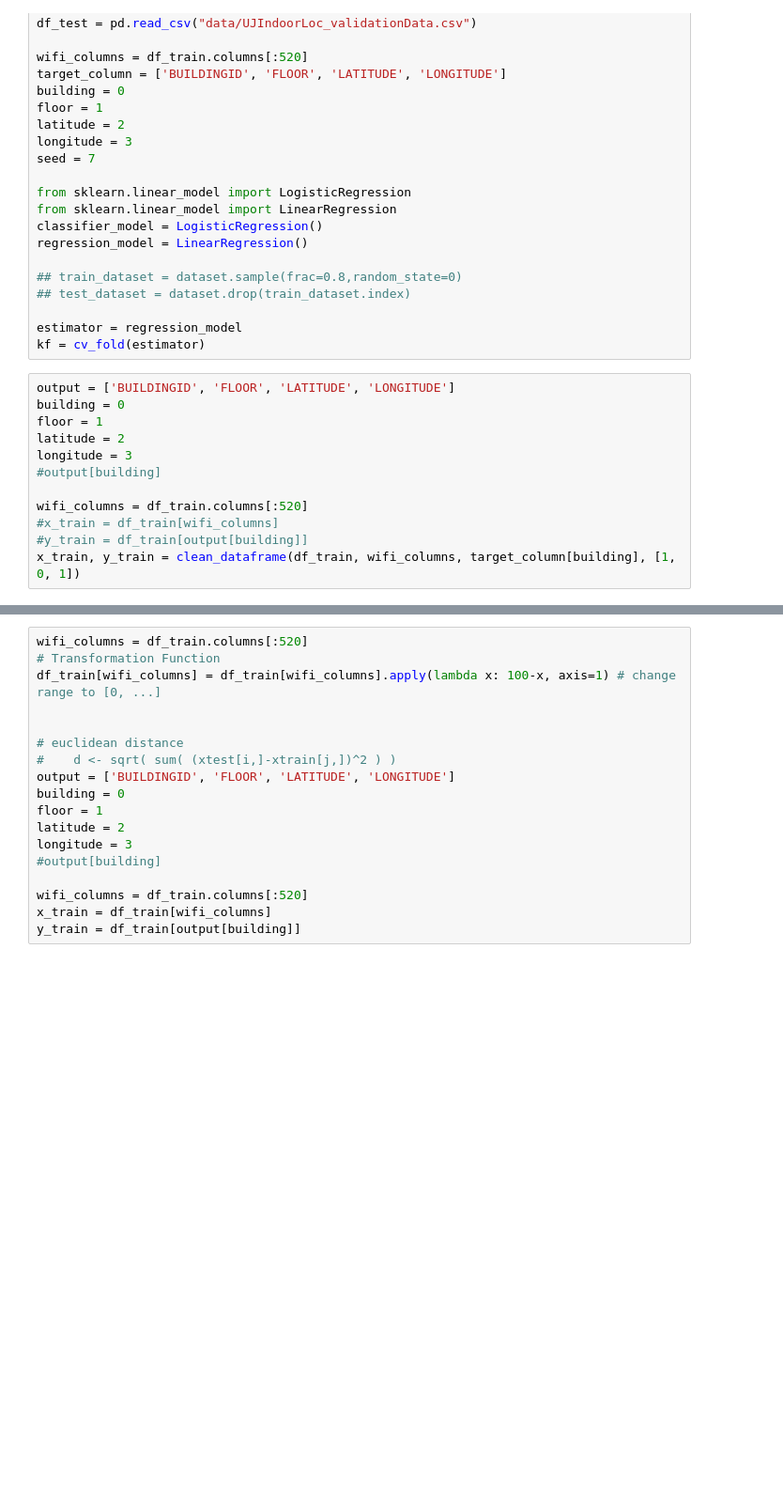
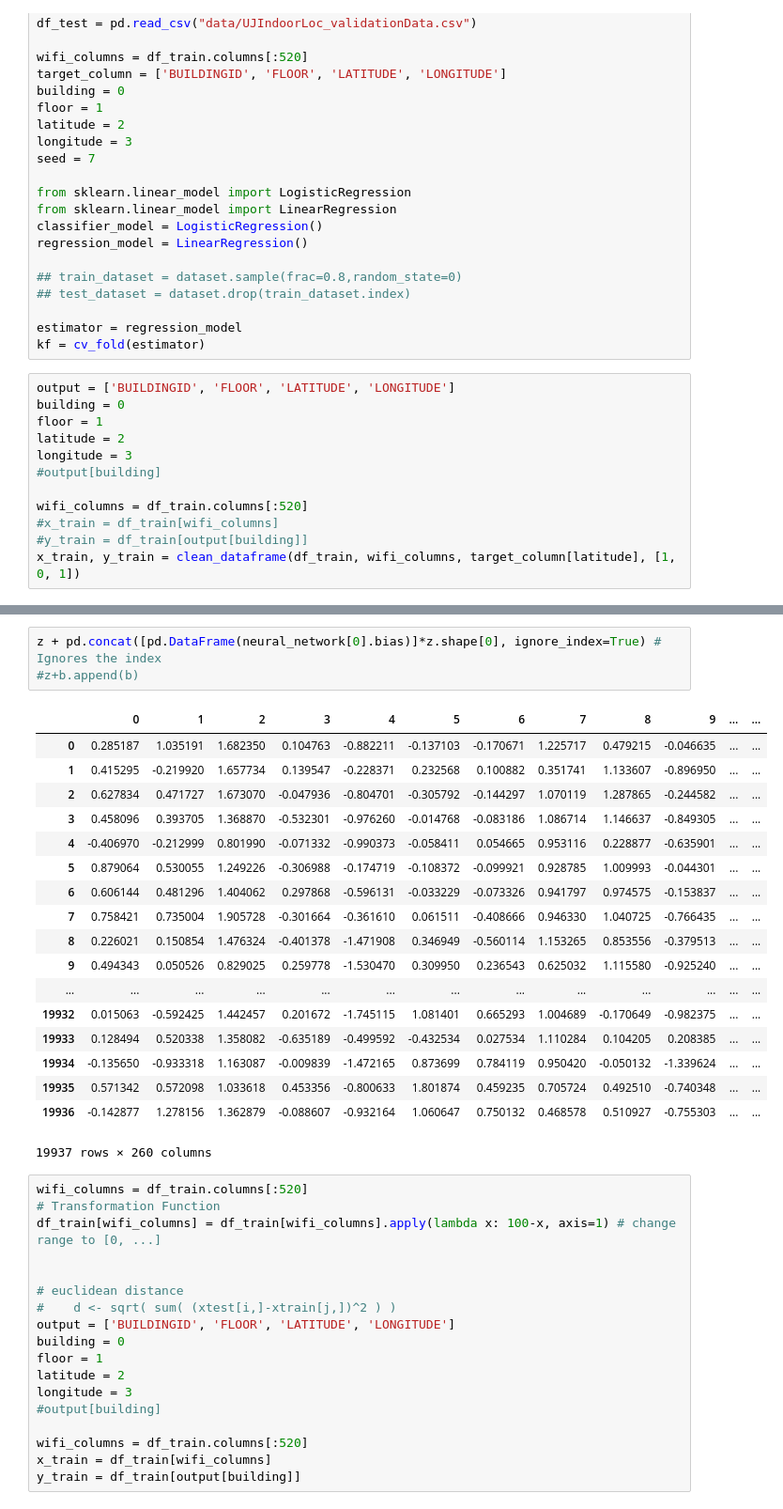
Before and after one commit to ohuarcaya/HyperparameterSearch, a Jupyter notebook: mhSearch/Model Evaluation.ipynb, the cells around one changed output, grey strips where cells are left out. Shown: that part at 94% size. Saved outputs shown, nothing was run; the diff lists cells and outputs as text; blank space fills up the shorter version.

```diff
--- a/mhSearch/Model Evaluation.ipynb
+++ b/mhSearch/Model Evaluation.ipynb
@@ -194,7 +194,7 @@ longitude = 3
 wifi_columns = df_train.columns[:520]
 #x_train = df_train[wifi_columns]
 #y_train = df_train[output[building]]
-x_train, y_train = clean_dataframe(df_train, wifi_columns, target_column[building], [1, 0, 1])
+x_train, y_train = clean_dataframe(df_train, wifi_columns, target_column[latitude], [1, 0, 1])
 # %%
 from __future__ import absolute_import, division, print_function
 
@@ -276,3 +392,25 @@ iteration = [[i%2, int(i/2)%2, int(i/4)] for i in range(8)]
+# %%
+z + pd.concat([pd.DataFrame(neural_network[0].bias)]*z.shape[0], ignore_index=True) # Ignores the index
+#z+b.append(b)
+# %% [output]
+|  | 0 | 1 | 2 | 3 | 4 | 5 | 6 | 7 | 8 | 9 | ... | ... |
+| 0 | 0.285187 | 1.035191 | 1.682350 | 0.104763 | -0.882211 | -0.137103 | -0.170671 | 1.225717 | 0.479215 | -0.046635 | ... | ... |
+| 1 | 0.415295 | -0.219920 | 1.657734 | 0.139547 | -0.228371 | 0.232568 | 0.100882 | 0.351741 | 1.133607 | -0.896950 | ... | ... |
+| 2 | 0.627834 | 0.471727 | 1.673070 | -0.047936 | -0.804701 | -0.305792 | -0.144297 | 1.070119 | 1.287865 | -0.244582 | ... | ... |
+| 3 | 0.458096 | 0.393705 | 1.368870 | -0.532301 | -0.976260 | -0.014768 | -0.083186 | 1.086714 | 1.146637 | -0.849305 | ... | ... |
+| 4 | -0.406970 | -0.212999 | 0.801990 | -0.071332 | -0.990373 | -0.058411 | 0.054665 | 0.953116 | 0.228877 | -0.635901 | ... | ... |
+| 5 | 0.879064 | 0.530055 | 1.249226 | -0.306988 | -0.174719 | -0.108372 | -0.099921 | 0.928785 | 1.009993 | -0.044301 | ... | ... |
+| 6 | 0.606144 | 0.481296 | 1.404062 | 0.297868 | -0.596131 | -0.033229 | -0.073326 | 0.941797 | 0.974575 | -0.153837 | ... | ... |
+| 7 | 0.758421 | 0.735004 | 1.905728 | -0.301664 | -0.361610 | 0.061511 | -0.408666 | 0.946330 | 1.040725 | -0.766435 | ... | ... |
+| 8 | 0.226021 | 0.150854 | 1.476324 | -0.401378 | -1.471908 | 0.346949 | -0.560114 | 1.153265 | 0.853556 | -0.379513 | ... | ... |
+| 9 | 0.494343 | 0.050526 | 0.829025 | 0.259778 | -1.530470 | 0.309950 | 0.236543 | 0.625032 | 1.115580 | -0.925240 | ... | ... |
+| ... | ... | ... | ... | ... | ... | ... | ... | ... | ... | ... | ... | ... |
+| 19932 | 0.015063 | -0.592425 | 1.442457 | 0.201672 | -1.745115 | 1.081401 | 0.665293 | 1.004689 | -0.170649 | -0.982375 | ... | ... |
+| 19933 | 0.128494 | 0.520338 | 1.358082 | -0.635189 | -0.499592 | -0.432534 | 0.027534 | 1.110284 | 0.104205 | 0.208385 | ... | ... |
+| 19934 | -0.135650 | -0.933318 | 1.163087 | -0.009839 | -1.472165 | 0.873699 | 0.784119 | 0.950420 | -0.050132 | -1.339624 | ... | ... |
+| 19935 | 0.571342 | 0.572098 | 1.033618 | 0.453356 | -0.800633 | 1.801874 | 0.459235 | 0.705724 | 0.492510 | -0.740348 | ... | ... |
+| 19936 | -0.142877 | 1.278156 | 1.362879 | -0.088607 | -0.932164 | 1.060647 | 0.750132 | 0.468578 | 0.510927 | -0.755303 | ... | ... |
+19937 rows × 260 columns
 # %%
 wifi_columns = df_train.columns[:520]
 # Transformation Function
```
Also changed, not shown: parts of 8 cells of this notebook.
